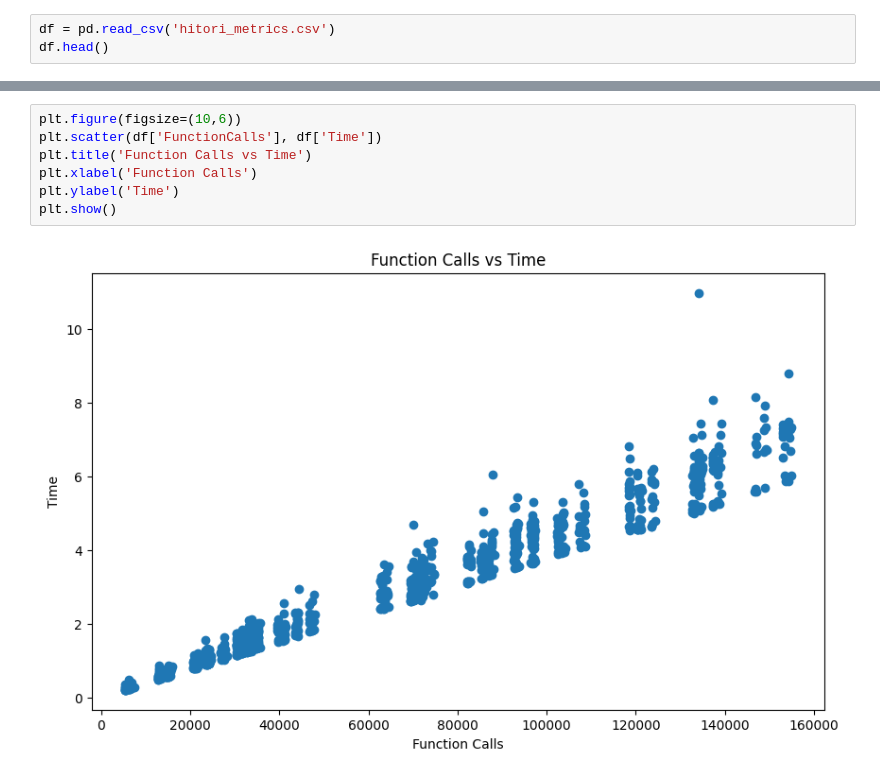
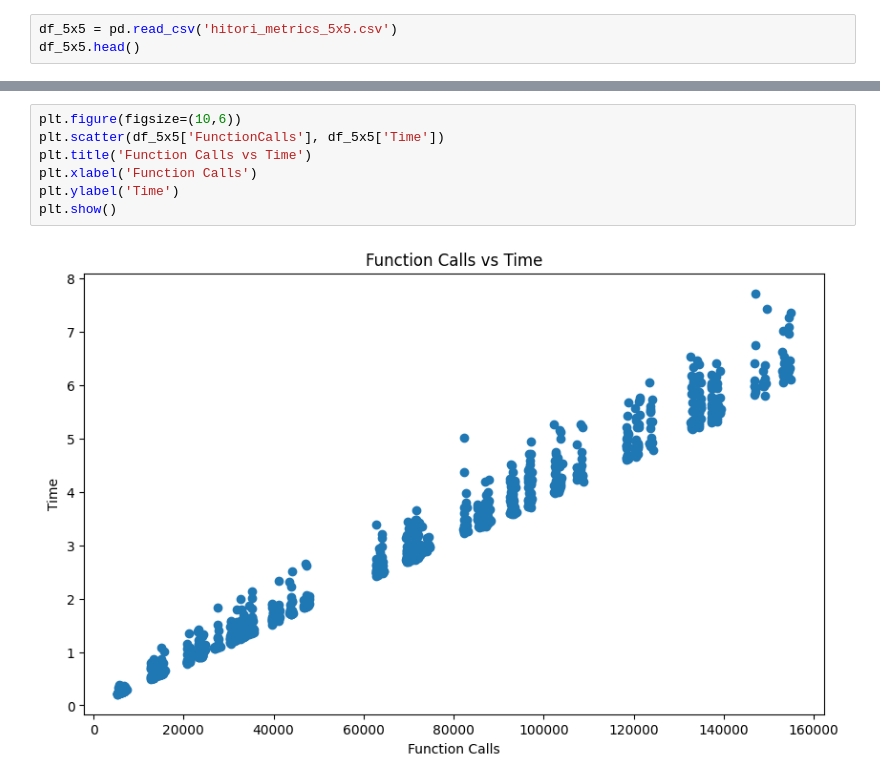
Before and after one commit to qmi03/hitori, a Jupyter notebook: data.ipynb, the cells around one changed output, grey strips where cells are left out. Cells and saved outputs as stored; diff of their text form.

```diff
--- a/data.ipynb
+++ b/data.ipynb
@@ -6,5 +7,5 @@ import seaborn as sns
 # %%
-df = pd.read_csv('hitori_metrics.csv')
-df.head()
+df_5x5 = pd.read_csv('hitori_metrics_5x5.csv')
+df_5x5.head()
 # %% [output]
 |  | Size | Difficulty | FunctionCalls | Time | Memory |
@@ -37,9 +77,9 @@ print(filtered_df)
 # %%
 plt.figure(figsize=(10,6))
-plt.scatter(df['FunctionCalls'], df['Time'])
+plt.scatter(df_5x5['FunctionCalls'], df_5x5['Time'])
 plt.title('Function Calls vs Time')
 plt.xlabel('Function Calls')
 plt.ylabel('Time')
 plt.show()
 # %% [output]
-[figure, old version]
+[figure, new version]
```
Also changed, not shown: parts of 11 cells of this notebook, 2 other files.
